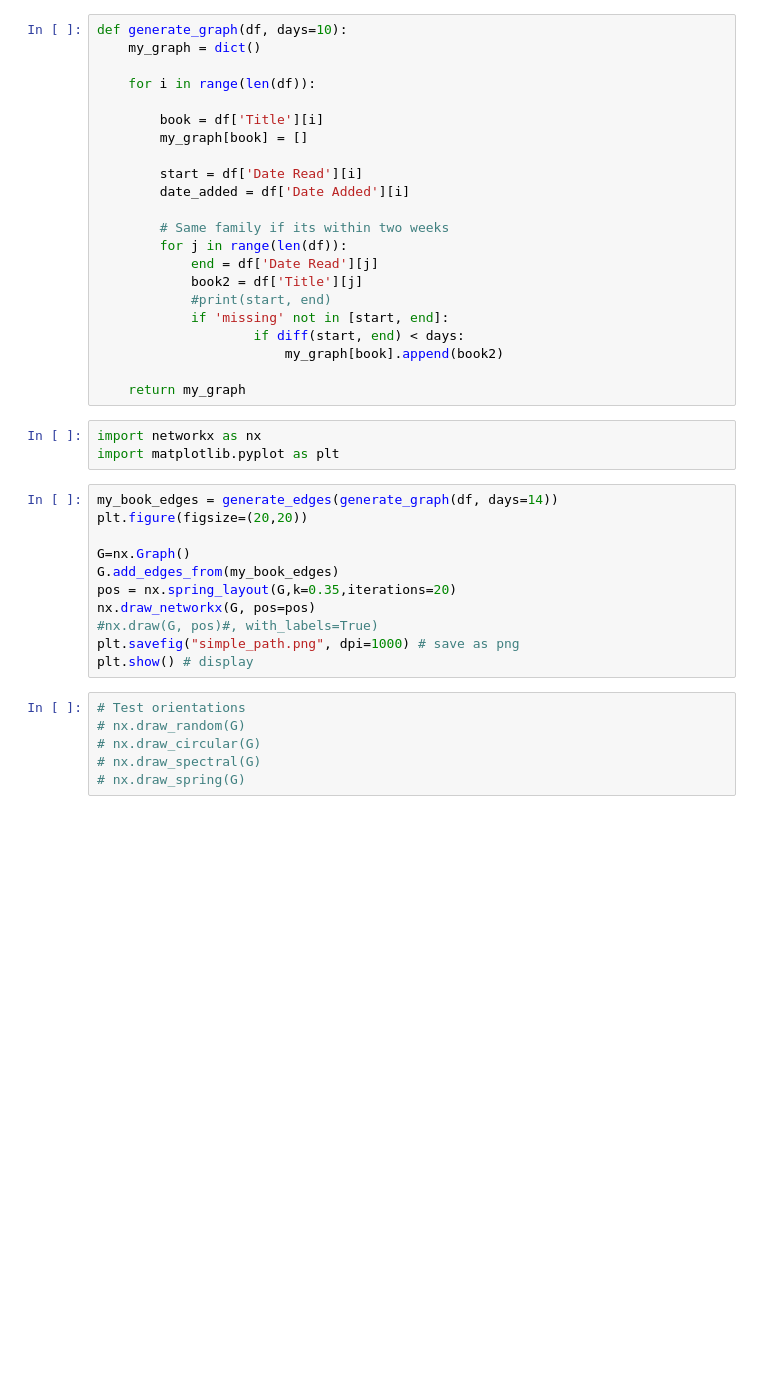
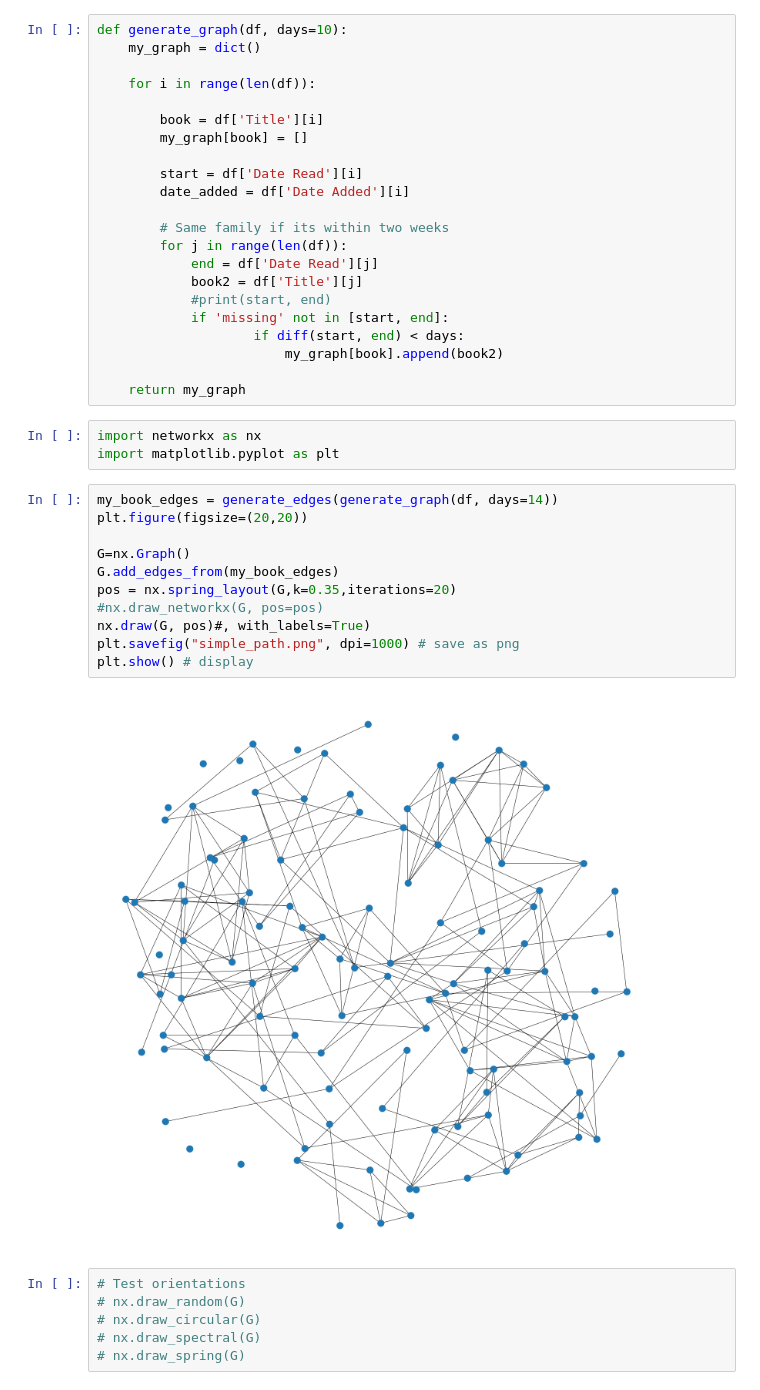
Before and after one commit to natitaw/my-books, a Jupyter notebook: [0.0 WIP] Exploration.ipynb, the cells around one changed output. Saved outputs shown, nothing was run; the diff lists cells and outputs as text; blank space fills up the shorter version.

```diff
--- a/[0.0 WIP] Exploration.ipynb
+++ b/[0.0 WIP] Exploration.ipynb
@@ -124,14 +124,16 @@ import matplotlib.pyplot as plt
 # %%
 my_book_edges = generate_edges(generate_graph(df, days=14))
 plt.figure(figsize=(20,20))
 
 G=nx.Graph()
 G.add_edges_from(my_book_edges)
 pos = nx.spring_layout(G,k=0.35,iterations=20)
-nx.draw_networkx(G, pos=pos)
-#nx.draw(G, pos)#, with_labels=True)
+#nx.draw_networkx(G, pos=pos)
+nx.draw(G, pos)#, with_labels=True)
 plt.savefig("simple_path.png", dpi=1000) # save as png
 plt.show() # display
+# %% [output]
+[figure, added]
 # %%
 # Test orientations
 # nx.draw_random(G)
```
